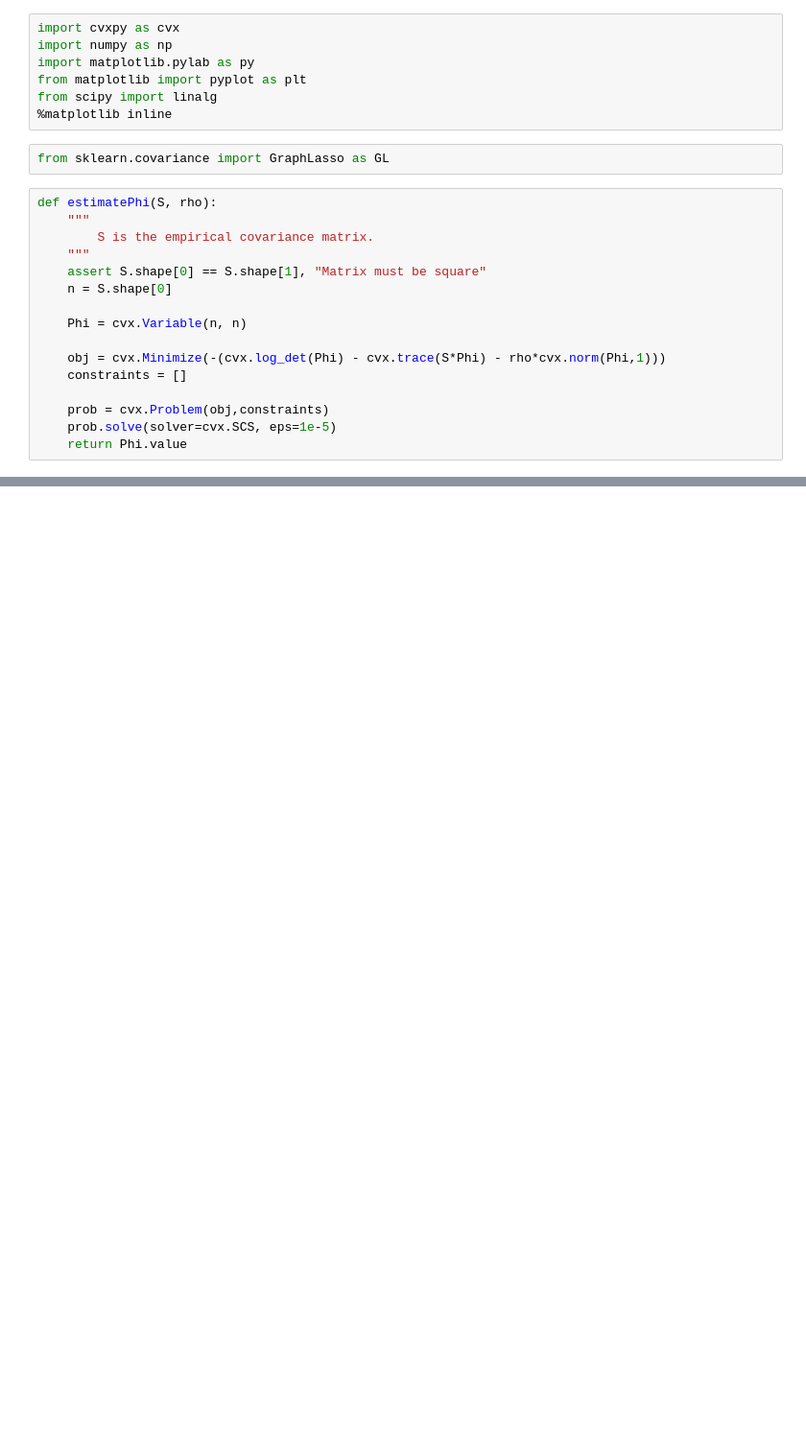
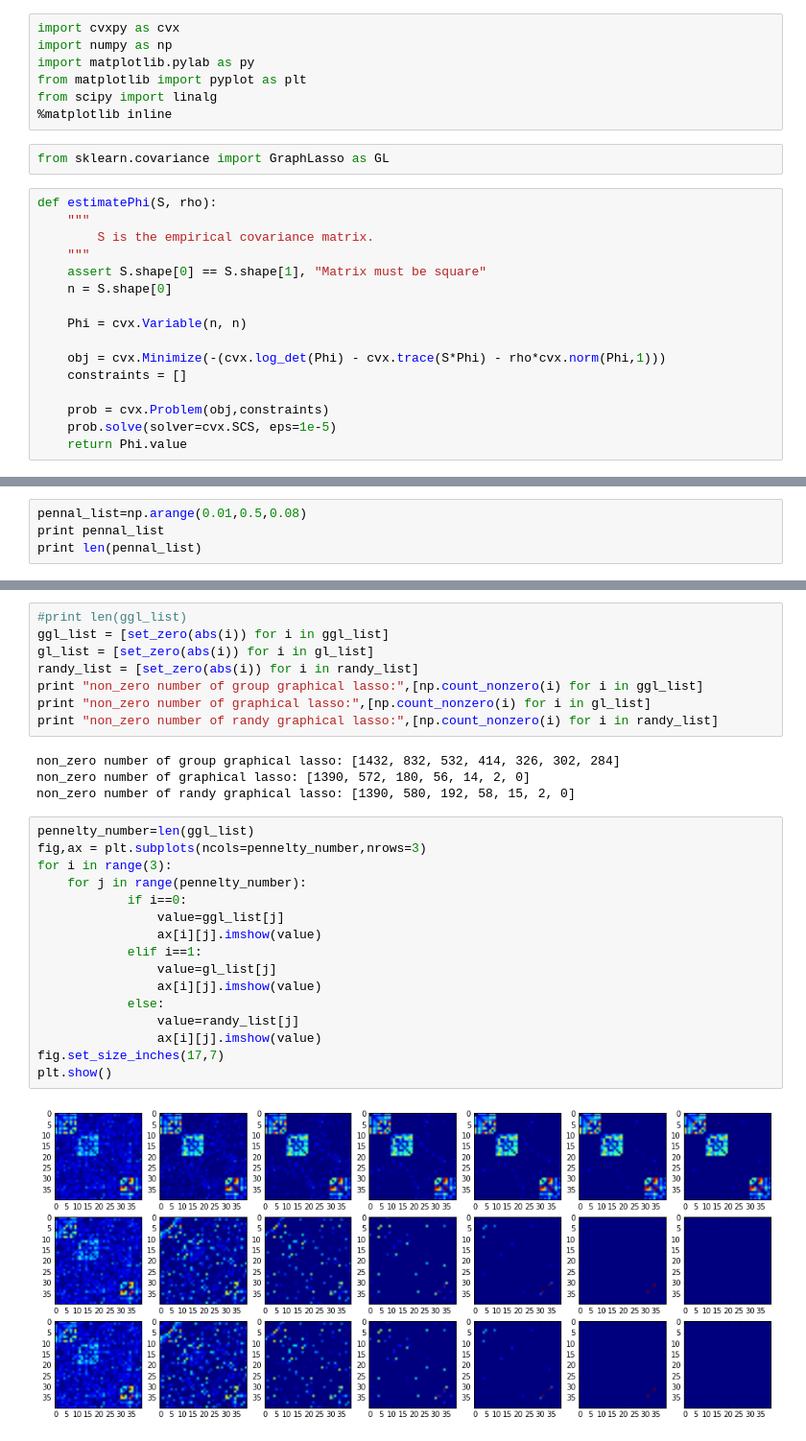
Before and after one commit to zc8340311/BrainNet, a Jupyter notebook: GroupGraphicLassoCVX.ipynb, the cells around one changed output, grey strips where cells are left out. Shown at 96% size. Cells and saved outputs as stored; diff of their text form; blank space fills up the shorter version.

```diff
--- a/GroupGraphicLassoCVX.ipynb
+++ b/GroupGraphicLassoCVX.ipynb
@@ -95,0 +156,4 @@ X,prec=createToyData(groups=groups)
+# %%
+pennal_list=np.arange(0.01,0.5,0.08)
+print pennal_list
+print len(pennal_list)
@@ -96 +205,31 @@ X,prec=createToyData(groups=groups)
+# %%
+#print len(ggl_list)
+ggl_list = [set_zero(abs(i)) for i in ggl_list]
+gl_list = [set_zero(abs(i)) for i in gl_list]
+randy_list = [set_zero(abs(i)) for i in randy_list]
+print "non_zero number of group graphical lasso:",[np.count_nonzero(i) for i in ggl_list]
+print "non_zero number of graphical lasso:",[np.count_nonzero(i) for i in gl_list]
+print "non_zero number of randy graphical lasso:",[np.count_nonzero(i) for i in randy_list]
+# %% [output]
+non_zero number of group graphical lasso: [1432, 832, 532, 414, 326, 302, 284]
+non_zero number of graphical lasso: [1390, 572, 180, 56, 14, 2, 0]
+non_zero number of randy graphical lasso: [1390, 580, 192, 58, 15, 2, 0]
+# %%
+pennelty_number=len(ggl_list)
+fig,ax = plt.subplots(ncols=pennelty_number,nrows=3)
+for i in range(3):
+    for j in range(pennelty_number):
+            if i==0:
+                value=ggl_list[j]
+                ax[i][j].imshow(value)
+            elif i==1:
+                value=gl_list[j]
+                ax[i][j].imshow(value)
+            else:
+                value=randy_list[j]
+                ax[i][j].imshow(value)
+fig.set_size_inches(17,7)
+plt.show()
+# %% [output]
+[figure, added]
 # %%
```
Also changed, not shown: parts of 19 cells of this notebook.
